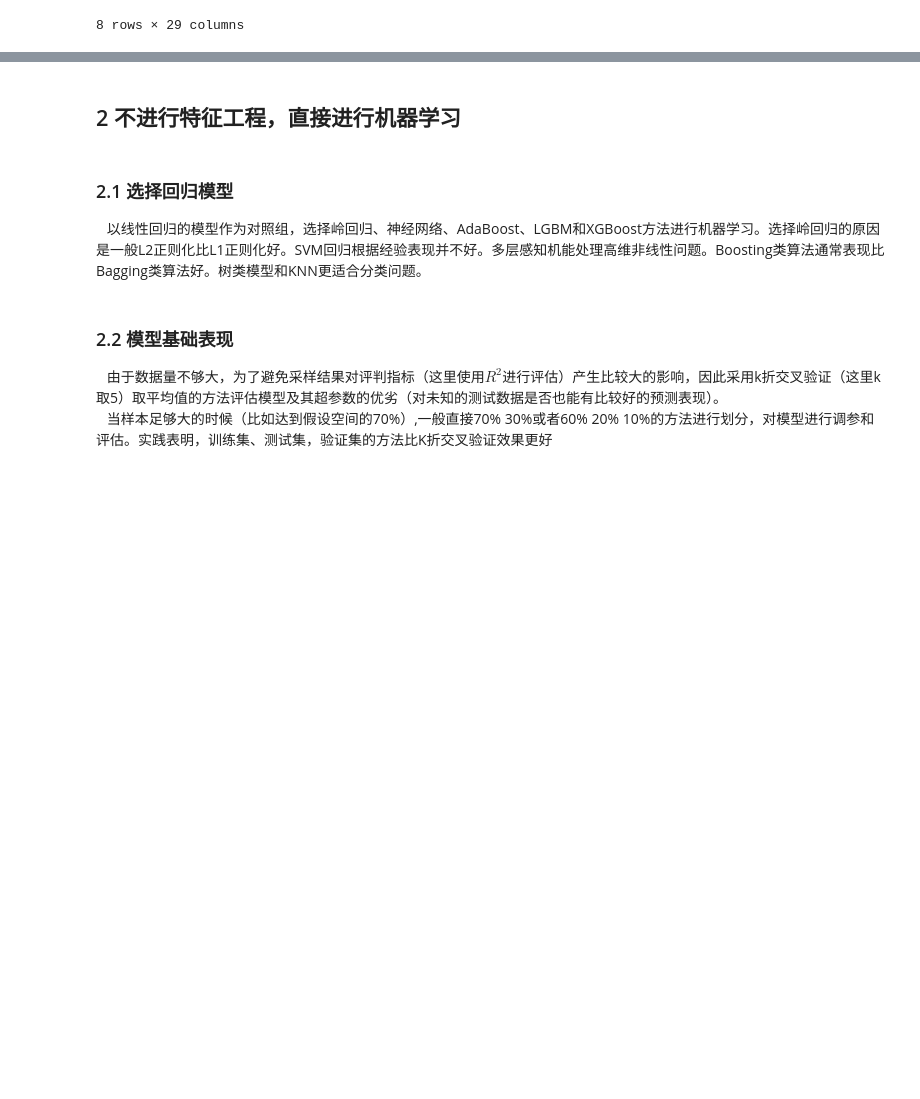
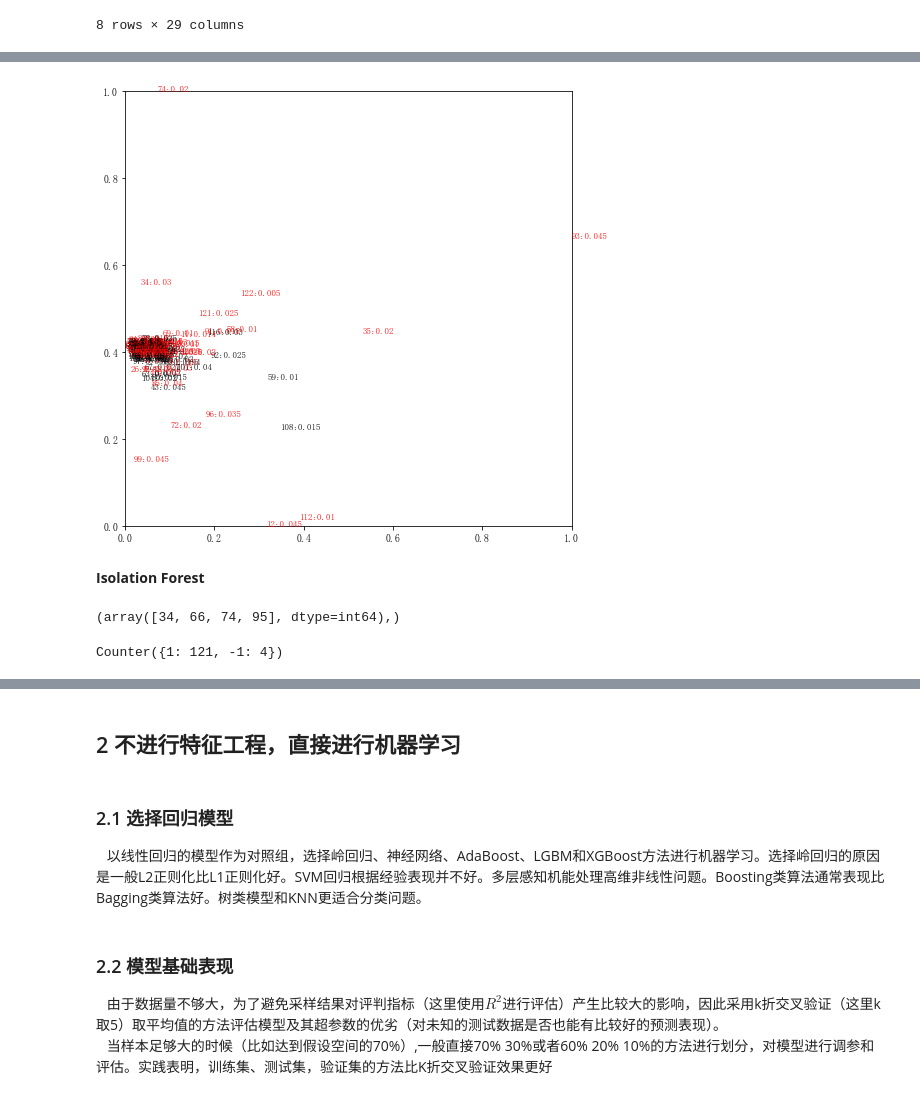
Before and after one commit to ZhengyiWang/Unique-Risk, a Jupyter notebook: 特有风险 _short.ipynb, the cells around one changed output, grey strips where cells are left out. Saved outputs shown, nothing was run; the diff lists cells and outputs as text; code cells hidden in the pictures; blank space fills up the shorter version.

```diff
--- a/特有风险 _short.ipynb
+++ b/特有风险 _short.ipynb
@@ -92,0 +127,4 @@ test_y=test_target
+# %%
+from sklearn.svm import OneClassSVM
+clf = OneClassSVM(gamma='auto').fit(scaler.fit_transform(unique_risk))
+res=clf.predict(scaler.fit_transform(unique_risk))
@@ -92,0 +144,19 @@ test_y=test_target
+# %%
+from sklearn.manifold import TSNE
+t_sne=TSNE(n_components=2,init='pca',random_state=23)
+X_tsne=t_sne.fit_transform(data)
+
+"嵌入空间可视化"
+x_min,x_max=X_tsne.min(0),X_tsne.max(0)
+X_norm=(X_tsne-x_min)/(x_max-x_min)
+plt.figure(figsize=(8,8))
+for i in range(X_norm.shape[0]):
+    if i in list(np.where(res==-1)[0]):
+        plt.text(X_norm[i,0],X_norm[i,1],str(str(i)+":"+str(target[i])),color="red",fontdict={'weight':'bold','size':9})
+    else:
+        plt.text(X_norm[i,0],X_norm[i,1],str(str(i)+":"+str(target[i])),fontdict={'weight':'bold','size':9})
+plt.show()
+# %% [output]
+[figure, added]
+# %% [markdown]
+**Isolation Forest**
@@ -92,0 +167,8 @@ test_y=test_target
+# %%
+np.where(res==-1)
+# %% [output]
+(array([34, 66, 74, 95], dtype=int64),)
+# %%
+collections.Counter(res)
+# %% [output]
+Counter({1: 121, -1: 4})
```
Also changed, not shown: parts of 14 cells of this notebook, 1 other file.
